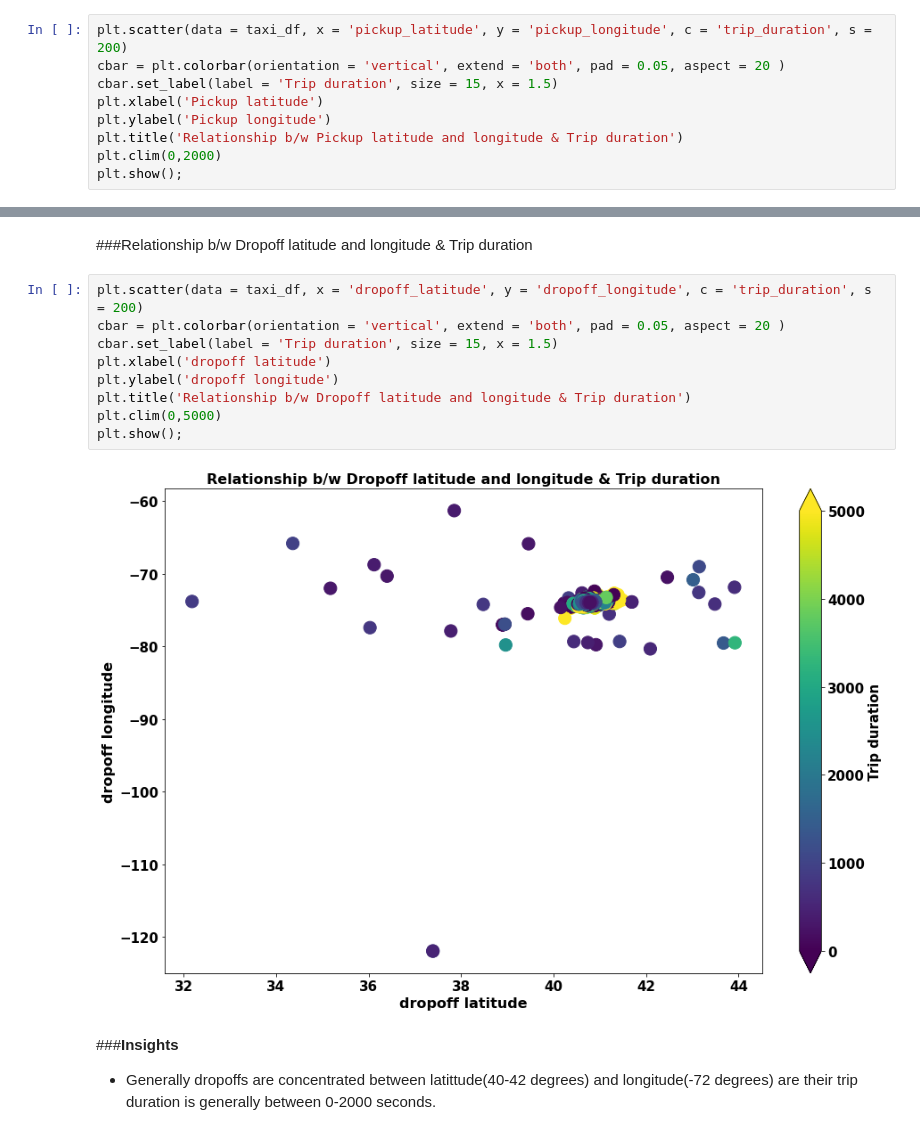
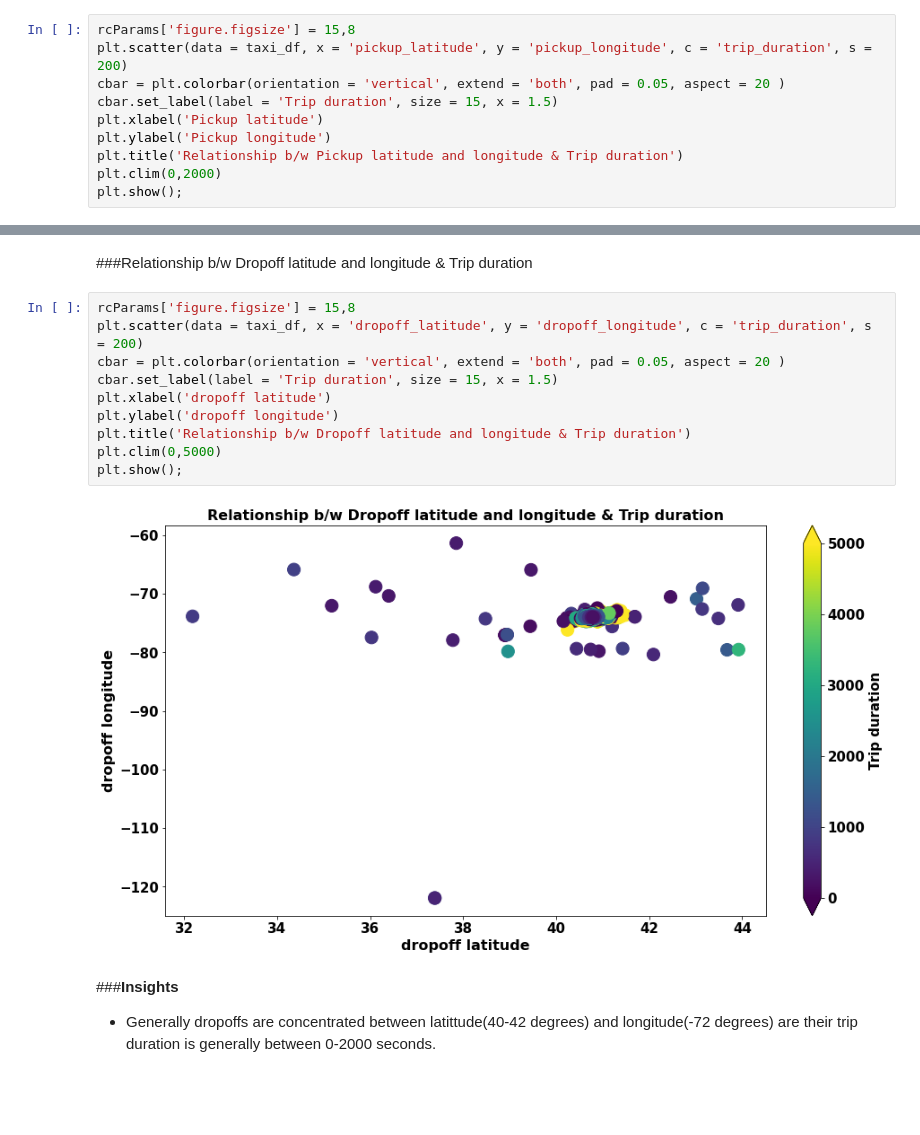
Before and after one commit to Kushan1001/NYC-Taxi-Trip-Time-Prediction, a Jupyter notebook: NYC_Taxi_Trip_Time_Prediction_Capstone_Project.ipynb, the cells around one changed output, grey strips where cells are left out. Cells and saved outputs as stored; diff of their text form; blank space fills up the shorter version.

```diff
--- a/NYC_Taxi_Trip_Time_Prediction_Capstone_Project.ipynb
+++ b/NYC_Taxi_Trip_Time_Prediction_Capstone_Project.ipynb
@@ -619,6 +619,7 @@ plt.show();
 # %% [markdown]
 ###Relationship b/w Pickup latitude and longitude & Trip duration
 # %%
+rcParams['figure.figsize'] = 15,8
 plt.scatter(data = taxi_df, x = 'pickup_latitude', y = 'pickup_longitude', c = 'trip_duration', s = 200)
 cbar = plt.colorbar(orientation = 'vertical', extend = 'both', pad = 0.05, aspect = 20 )
 cbar.set_label(label = 'Trip duration', size = 15, x = 1.5)
@@ -637,16 +638,17 @@ plt.show();
 # %% [markdown]
 ###Relationship b/w Dropoff latitude and longitude & Trip duration
 # %%
+rcParams['figure.figsize'] = 15,8
 plt.scatter(data = taxi_df, x = 'dropoff_latitude', y = 'dropoff_longitude', c = 'trip_duration', s = 200)
 cbar = plt.colorbar(orientation = 'vertical', extend = 'both', pad = 0.05, aspect = 20 )
 cbar.set_label(label = 'Trip duration', size = 15, x = 1.5)
 plt.xlabel('dropoff latitude')
 plt.ylabel('dropoff longitude')
 plt.title('Relationship b/w Dropoff latitude and longitude & Trip duration')
 plt.clim(0,5000)
 plt.show();
 # %% [output]
-[figure, old version]
+[figure, new version]
 # %% [markdown]
 ###**Insights**
 
```
Also changed, not shown: parts of 9 cells of this notebook.
